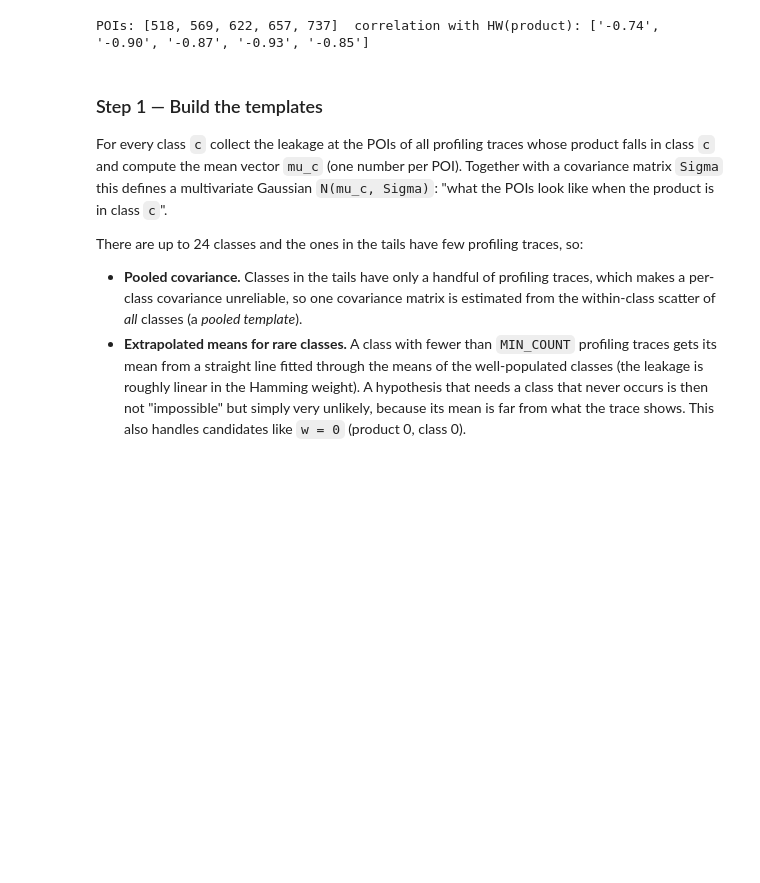
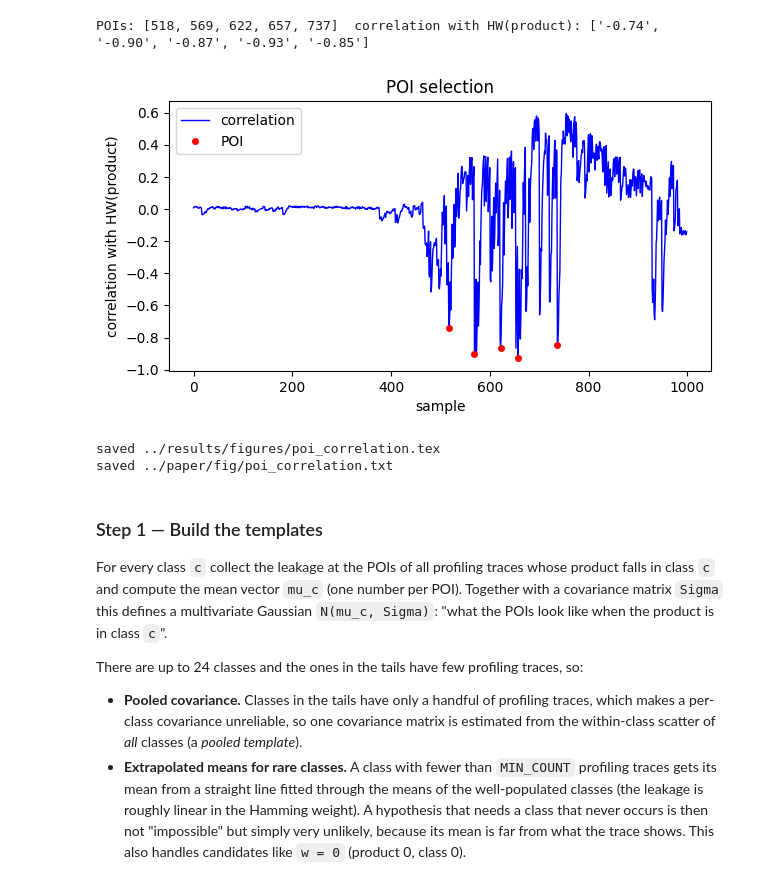
Before and after one commit to LubimPiskoty/CPA-of-NN-Weight-Parameters, a Jupyter notebook: analysis/TemplateDPA.ipynb, the cells around one changed output. Saved outputs shown, nothing was run; the diff lists cells and outputs as text; code cells hidden in the pictures; blank space fills up the shorter version.

```diff
--- a/analysis/TemplateDPA.ipynb
+++ b/analysis/TemplateDPA.ipynb
@@ -221,6 +221,18 @@ POIS = sorted(POIS)
 print("POIs:", POIS, " correlation with HW(product):", [f"{corr[s]:+.2f}" for s in POIS])
 # %% [output]
 POIs: [518, 569, 622, 657, 737]  correlation with HW(product): ['-0.74', '-0.90', '-0.87', '-0.93', '-0.85']
+# %%
+# correlation with HW(product) at every sample of the window, with the selected POIs
+samples = np.arange(WINDOW[0], WINDOW[1])
+plot("poi_correlation",
+     [dict(x=samples, y=corr, color='blue', label='correlation'),
+      dict(x=samples[POIS], y=corr[POIS], color='red', marker='o', line=False, label='POI')],
+     xlabel='sample', ylabel='correlation with HW(product)', title='POI selection',
+     legend_pos='south west', figsize=(7, 3.5))
+# %% [output]
+[figure, added]
+saved ../results/figures/poi_correlation.tex
+saved ../paper/fig/poi_correlation.txt
 # %% [markdown]
 ### Step 1 — Build the templates
 
```
Also changed, not shown: parts of 6 cells of this notebook, 49 other files.
